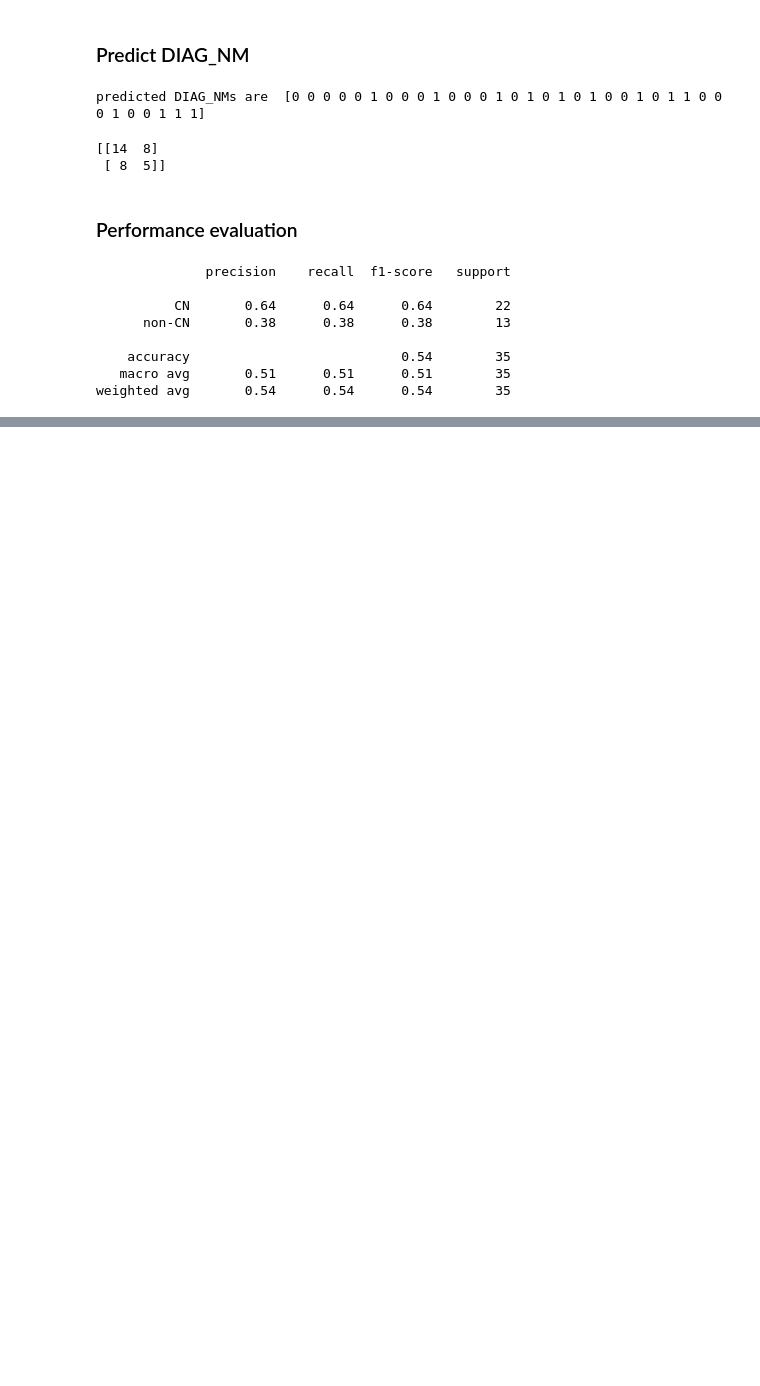
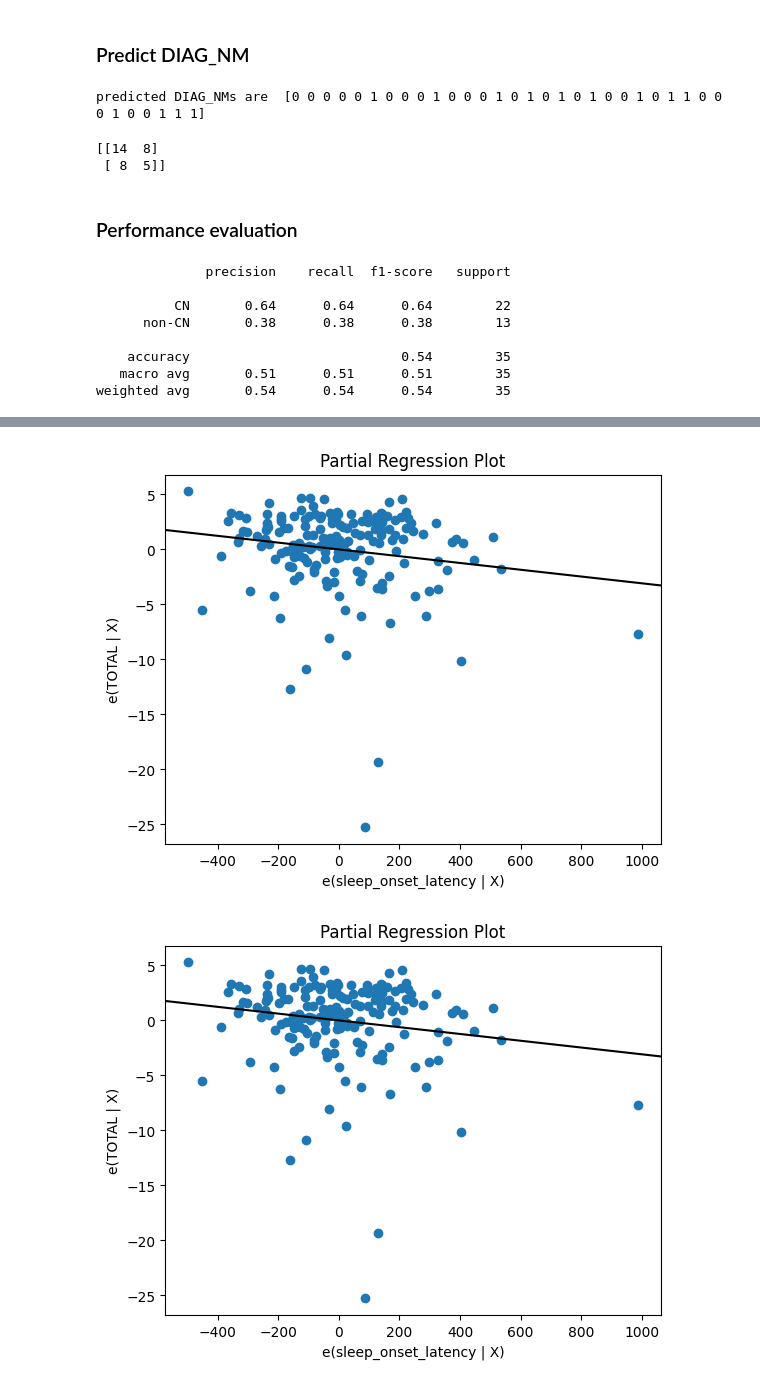
Before and after one commit to raewoo0908/INE2018, a Jupyter notebook: project.ipynb, the cells around one changed output, grey strips where cells are left out. Cells and saved outputs as stored; diff of their text form; code cells hidden in the pictures; blank space fills up the shorter version.

```diff
--- a/project.ipynb
+++ b/project.ipynb
@@ -336,0 +545,5 @@ weighted avg       0.54      0.54      0.54        35
+# %%
+sm.graphics.plot_partregress('TOTAL', 'sleep_onset_latency', ['sleep_midpoint_time'], data = data_cleaned, obs_labels = False)
+# %% [output]
+[figure, added]
+[figure, added]
```
Also changed, not shown: parts of 33 cells of this notebook.
